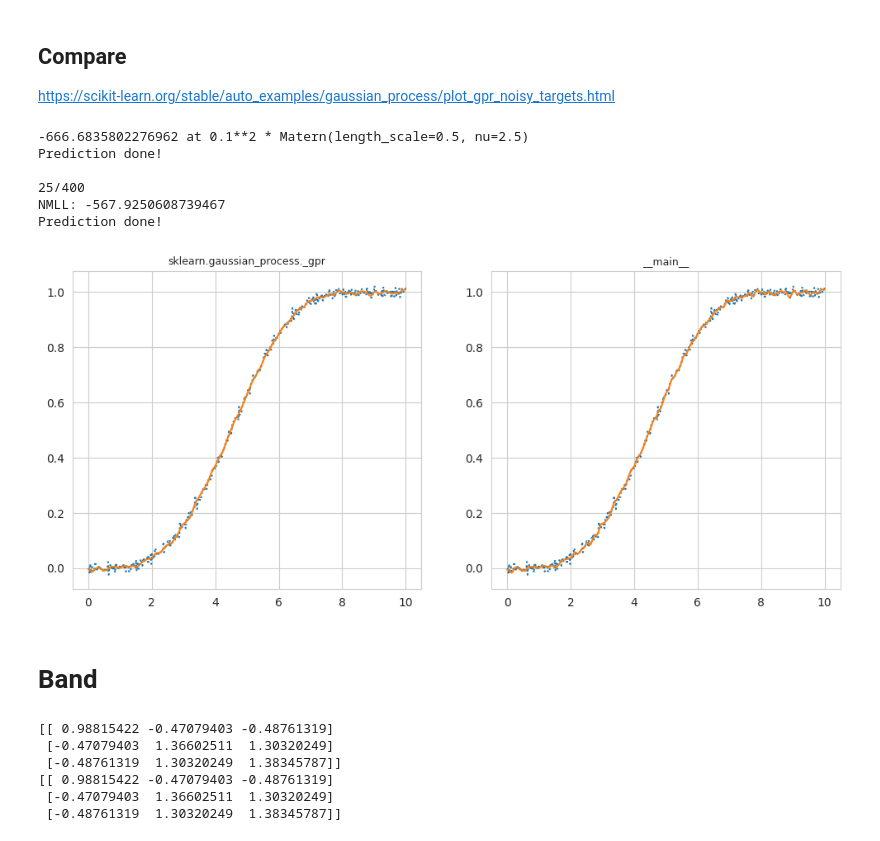
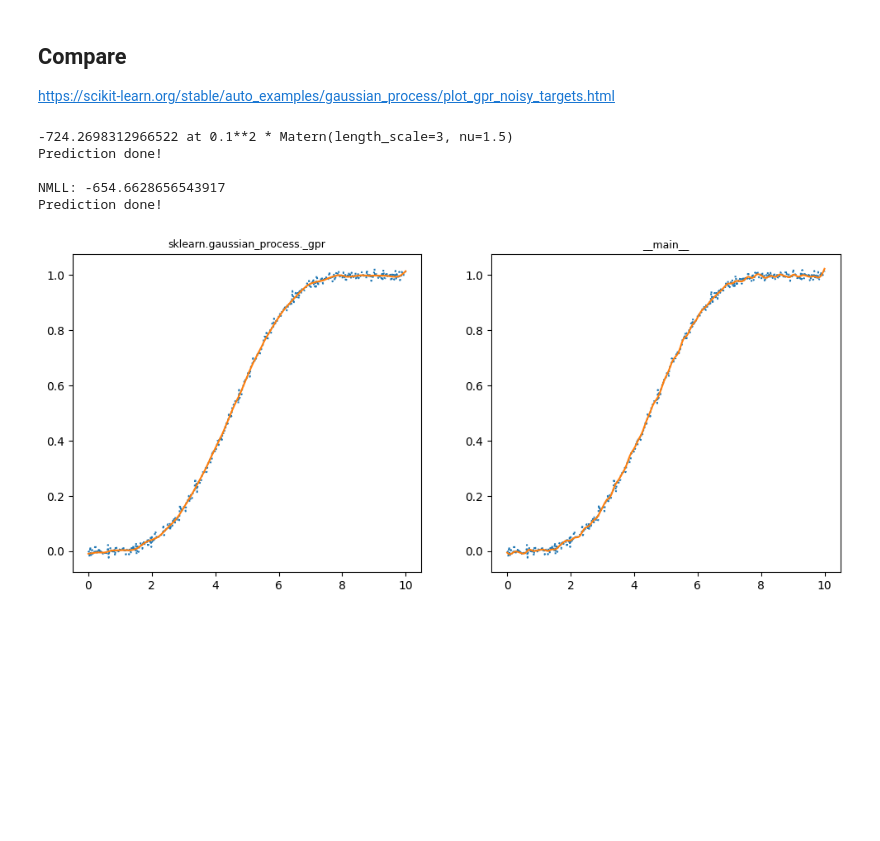
Before and after one commit to ItsNiklas/sparse-gaussian-processes, a Jupyter notebook: GP.ipynb, the cells around one changed output. Cells and saved outputs as stored; diff of their text form; code cells hidden in the pictures; blank space fills up the shorter version.

Commit message:
Small update, Plots

```diff
--- a/GP.ipynb
+++ b/GP.ipynb
@@ -251,6 +266,7 @@ y -= estimated_y
 
 # Training set
 training_indices = rng.choice(np.arange(y.size), size=400, replace=False)
+training_indices.sort() #! Banded by default
 X_train, y_train = X[training_indices], y[training_indices]
 
 # Add observation noise
@@ -260,7 +276,7 @@ y_train = y_train + rng.normal(loc=0, scale=noise_std, size=y_train.shape)
 # Parameters
 #[0.02970224 1.20957201 0.04      ]
 s = 0.01
-l = 0.5
+l = 3
 p = 0
 
 theta_init = jnp.array([s, l, p], dtype=float)
@@ -272,83 +288,50 @@ fig, axs = plt.subplots(1, 2, figsize=(12, 5))
 
 for i, ax in enumerate(axs.flatten()):
     if i == 0:
-        kernel = s * Matern(l, nu=5 / 2)
-        gaussian_process = GaussianProcessRegressor(
+        kernel = s * Matern(l, nu=3 / 2)
+        gaussian_process_ = GaussianProcessRegressor(
             kernel=kernel,
             alpha=noise_std ** 2, optimizer=None
         )
-        gaussian_process.fit(X_train, y_train)
-        print(-gaussian_process.log_marginal_likelihood_value_, "at", gaussian_process.kernel_)
+        gaussian_process_.fit(X_train, y_train)
+        print(-gaussian_process_.log_marginal_likelihood_value_, "at", gaussian_process_.kernel_)
     else:
         def kernel(s1, l1, p1, x, y):
-            #return MaternKernel52(s1, l1, x, y) * WendlandTapering(0.1, x, y)
-            return ExactSparse(s1, l1, x, y)
+            return MaternKernel32(s1, l1, x, y) * WendlandTapering(3, 1, x, y)
+            #return ExactSparse(s1, l1/8, x, y)
+        gaussian_process_ = GPR(X_train, y_train, kernel, theta_init, eps=noise_std ** 2)
+        #gaussian_process_.fit()
 
-
-        gaussian_process = GPR(X_train, y_train, kernel, theta_init, eps=noise_std ** 2)
-        #gaussian_process.fit()
-
-    #mean_prediction, std_prediction = gaussian_process.predict(X, return_std=True)
-    mean_prediction = gaussian_process.predict(X)
+    #mean_prediction, std_prediction = gaussian_process_.predict(X, return_std=True)
+    mean_prediction = gaussian_process_.predict(X)
     print("Prediction done!\n")
     mean_prediction += estimated_y
     ax.plot(X, y + estimated_y, linestyle="dotted")  #+ estimated_y
     ax.plot(X, mean_prediction, label="Mean prediction")
     # ax.errorbar(
     #     X_train,
     #     y_train + estimated_y[training_indices],
     #     noise_std,
     #     markersize=.7,
     #     linestyle="None",
     #     color="tab:blue",
     #     marker=".",
     #     label="Observations",
     # )
     # ax.fill_between(
     #     X.ravel(),
     #     mean_prediction - 1.96 * std_prediction,
     #     mean_prediction + 1.96 * std_prediction,
     #     alpha=0.3,
     #     color="tab:orange",
     # )
-    ax.set_title(gaussian_process.__module__, fontsize=9)
+    ax.set_title(gaussian_process_.__module__, fontsize=9)
 
 plt.show()
 # %% [output]
--666.6835802276962 at 0.1**2 * Matern(length_scale=0.5, nu=2.5)
+-724.2698312966522 at 0.1**2 * Matern(length_scale=3, nu=1.5)
 Prediction done!
 
-25/400
-NMLL: -567.9250608739467
+NMLL: -654.6628656543917
 Prediction done!
-[figure, old version]
+[figure, new version]
-# %% [markdown]
-# Band
-# %%
-from liesel_sparse import band
-import jax
-import numpy as np
-
-rng = np.random.RandomState(1)
-A = rng.random((3, 3))
-A = A @ A.T
-
-f = lambda x: jax.numpy.linalg.cholesky(x).sum()
-fgrad1 = jax.grad(f)(A)
-
-Ab = band.to_band(A, int(band.bandwidth(A)))
-f = lambda x: band.cholesky_band(x).sum()
-
-fgrad2b = jax.jacfwd(f)(Ab).at[1:].divide(2)
-fgrad2 = band.to_symm_full(fgrad2b)
-
-print(fgrad1)
-print(fgrad2)
-assert jnp.allclose(fgrad1, fgrad2)
-# %% [output]
-[[ 0.98815422 -0.47079403 -0.48761319]
- [-0.47079403  1.36602511  1.30320249]
- [-0.48761319  1.30320249  1.38345787]]
-[[ 0.98815422 -0.47079403 -0.48761319]
- [-0.47079403  1.36602511  1.30320249]
- [-0.48761319  1.30320249  1.38345787]]
```
Also changed, not shown: parts of 3 cells of this notebook, 1 other file.
